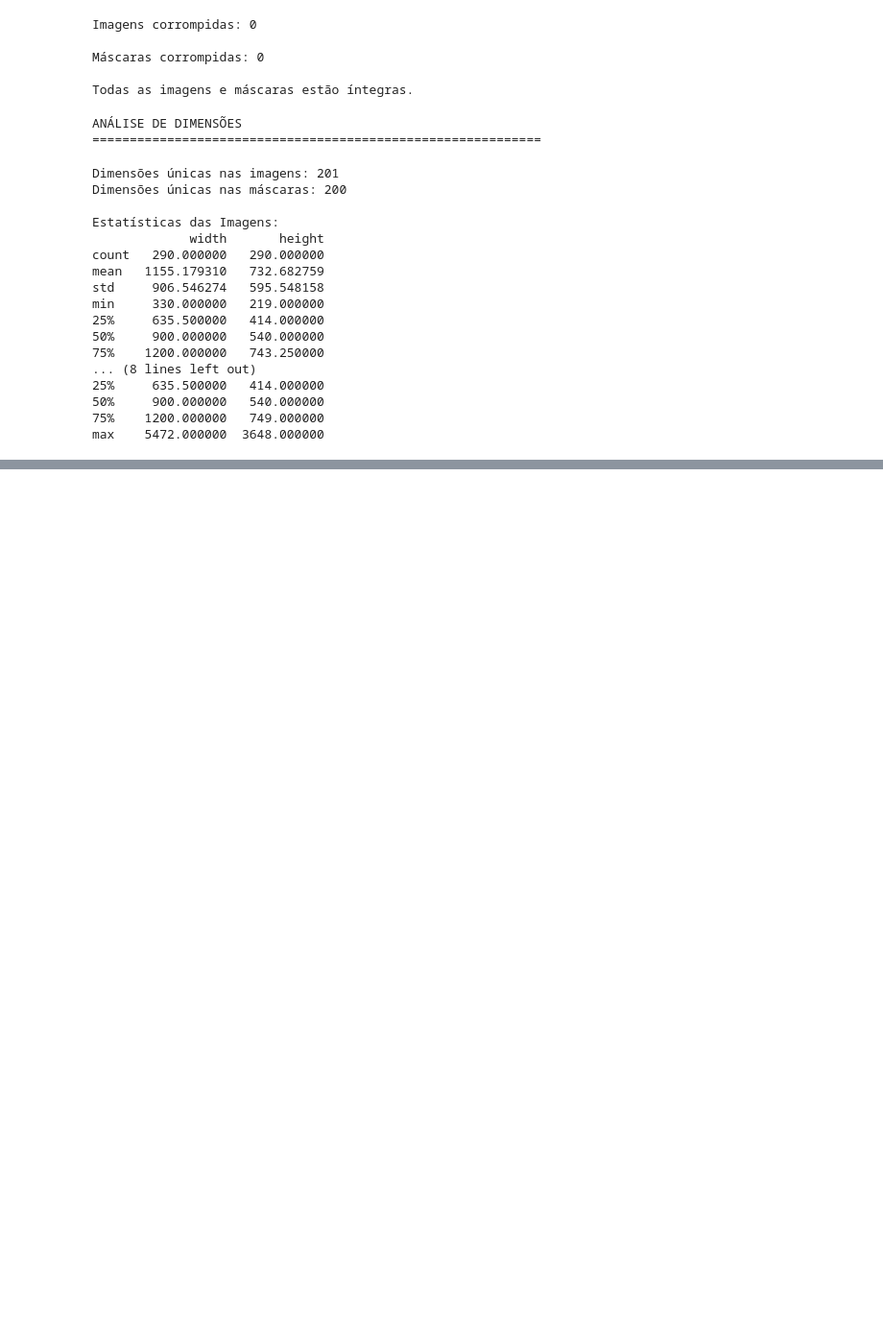
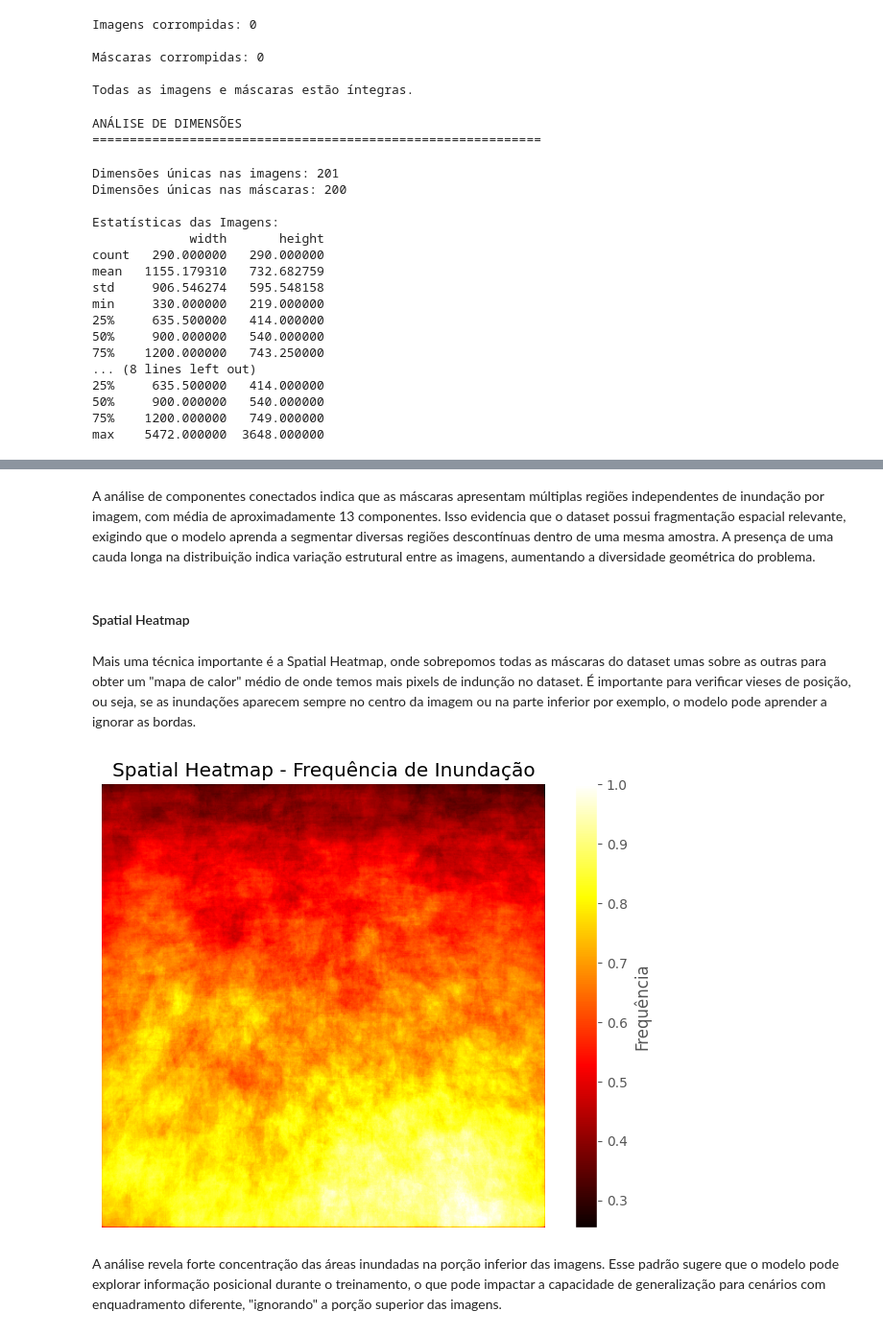
Before and after one commit to Alan-oliveir/squad-4_segmentacao_areas_inundacao, a Jupyter notebook: notebooks/squad_4_segmentacao_areas_inundacao.ipynb, the cells around one changed output, grey strips where cells are left out. Shown at 96% size. Drawn from its saved outputs; the diff is of its cells as text; code cells hidden in the pictures; blank space fills up the shorter version.

```diff
--- a/notebooks/squad_4_segmentacao_areas_inundacao.ipynb
+++ b/notebooks/squad_4_segmentacao_areas_inundacao.ipynb
@@ -423,0 +671,58 @@ max    5472.000000  3648.000000
+# %% [markdown]
+A análise de componentes conectados indica que as máscaras apresentam múltiplas regiões independentes de inundação por imagem, com média de aproximadamente 13 componentes. Isso evidencia que o dataset possui fragmentação espacial relevante, exigindo que o modelo aprenda a segmentar diversas regiões descontínuas dentro de uma mesma amostra. A presença de uma cauda longa na distribuição indica variação estrutural entre as imagens, aumentando a diversidade geométrica do problema.
+# %% [markdown]
+#### Spatial Heatmap
+# %% [markdown]
+Mais uma técnica importante é a Spatial Heatmap, onde sobrepomos todas as máscaras do dataset umas sobre as outras para obter um "mapa de calor" médio de onde temos mais pixels de indunção no dataset. É importante para verificar vieses de posição, ou seja, se as inundações aparecem sempre no centro da imagem ou na parte inferior por exemplo, o modelo pode aprender a ignorar as bordas.
+# %%
+import os
+import numpy as np
+from PIL import Image
+from tqdm import tqdm
+import matplotlib.pyplot as plt
+
+# Definimos um tamanho padrão para todas as máscaras.
+# Isso é necessário porque o dataset possui imagens com resoluções diferentes.
+# Para somar as máscaras e gerar o heatmap, todas precisam ter o mesmo shape.
+TARGET_SIZE = (512, 512)
+
+# Matriz acumuladora onde vamos somar a presença de inundação
+# em cada posição espacial ao longo do dataset inteiro.
+heatmap = np.zeros(TARGET_SIZE, dtype=np.float32)
+
+for mask_name in tqdm(os.listdir(MASK_DIR), desc="Spatial Heatmap"):
+    mask_path = os.path.join(MASK_DIR, mask_name)
+
+    # Abre a máscara em escala de cinza
+    mask = Image.open(mask_path).convert("L")
+
+    # Redimensiona para o tamanho padrão.
+    # Usamos NEAREST para preservar rótulos binários (segmentação),
+    # evitando interpolação que misturaria classes.
+    mask = mask.resize(TARGET_SIZE, Image.NEAREST)
+
+    # Converte para numpy
+    mask = np.array(mask)
+
+    # Binariza: 1 = inundação, 0 = fundo
+    mask = (mask > 0).astype(np.float32)
+
+    # Soma no heatmap:
+    # cada pixel acumula quantas vezes houve inundação naquela posição
+    heatmap += mask
+
+# Normaliza para o intervalo [0,1]
+# Isso transforma a soma em frequência relativa
+heatmap /= np.max(heatmap)
+
+# Visualização do mapa de calor espacial
+plt.figure(figsize=(8, 6))
+plt.imshow(heatmap, cmap='hot')
+plt.title("Spatial Heatmap - Frequência de Inundação")
+plt.colorbar(label="Frequência")
+plt.axis('off')
+plt.show()
+# %% [output]
+[figure, added]
+# %% [markdown]
+A análise revela forte concentração das áreas inundadas na porção inferior das imagens. Esse padrão sugere que o modelo pode explorar informação posicional durante o treinamento, o que pode impactar a capacidade de generalização para cenários com enquadramento diferente, "ignorando" a porção superior das imagens.
```
Also changed, not shown: parts of 28 cells of this notebook.
